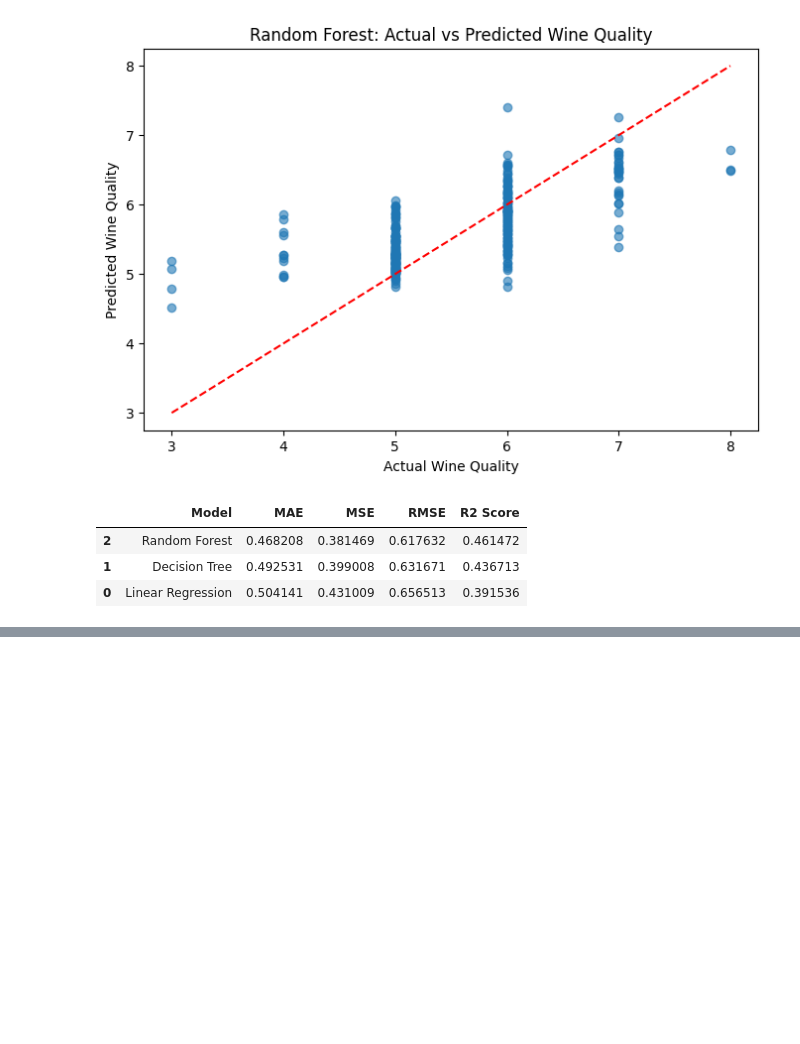
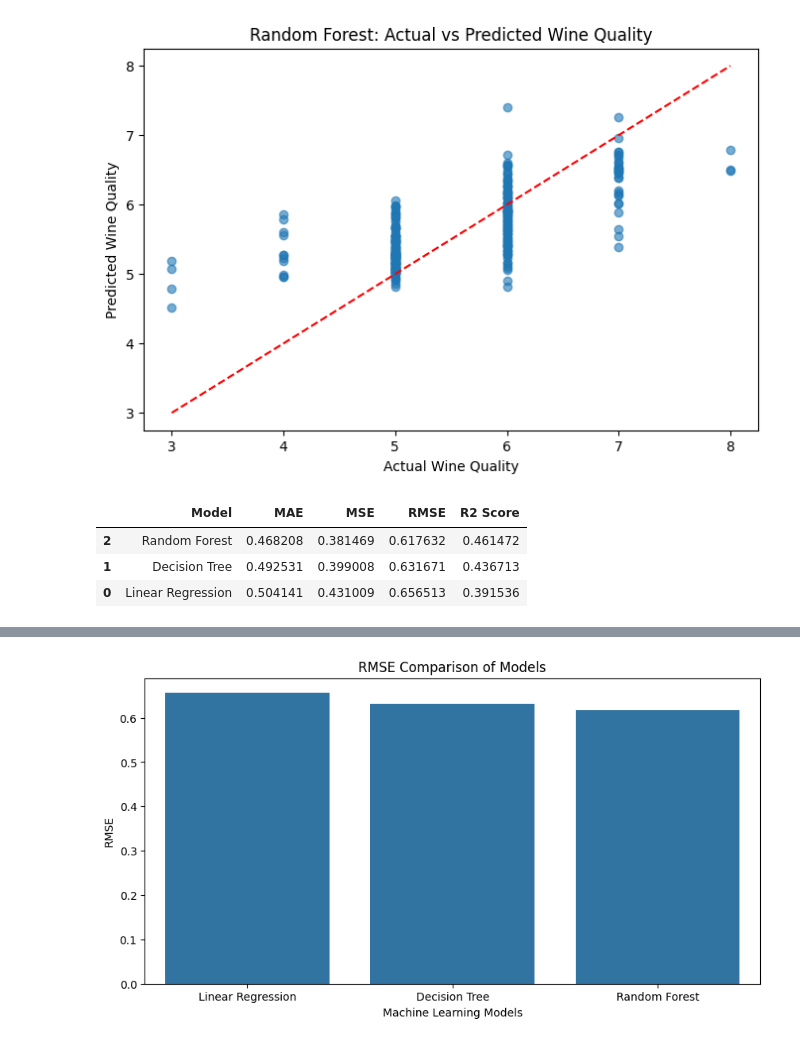
Before and after one commit to Harshu2202/Wine-quality-prediction, a Jupyter notebook: wine_quality_prediction.ipynb, the cells around one changed output, grey strips where cells are left out. Cells and saved outputs as stored; diff of their text form; code cells hidden in the pictures; blank space fills up the shorter version.

```diff
--- a/wine_quality_prediction.ipynb
+++ b/wine_quality_prediction.ipynb
@@ -451,0 +487,16 @@ display(results_df)
+# %%
+plt.figure(figsize=(10, 5))
+
+sns.barplot(
+    data=model_comparison,
+    x='Model',
+    y='RMSE'
+)
+
+plt.title('RMSE Comparison of Models')
+plt.xlabel('Machine Learning Models')
+plt.ylabel('RMSE')
+
+plt.show()
+# %% [output]
+[figure, added]
```
Also changed, not shown: parts of 8 cells of this notebook.
